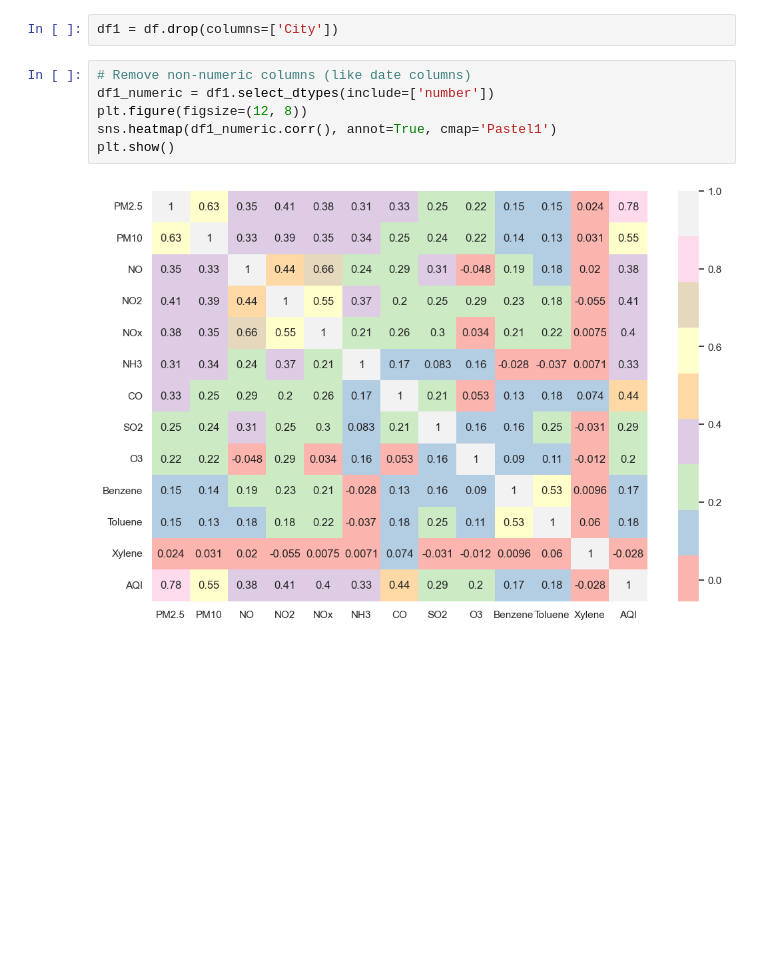
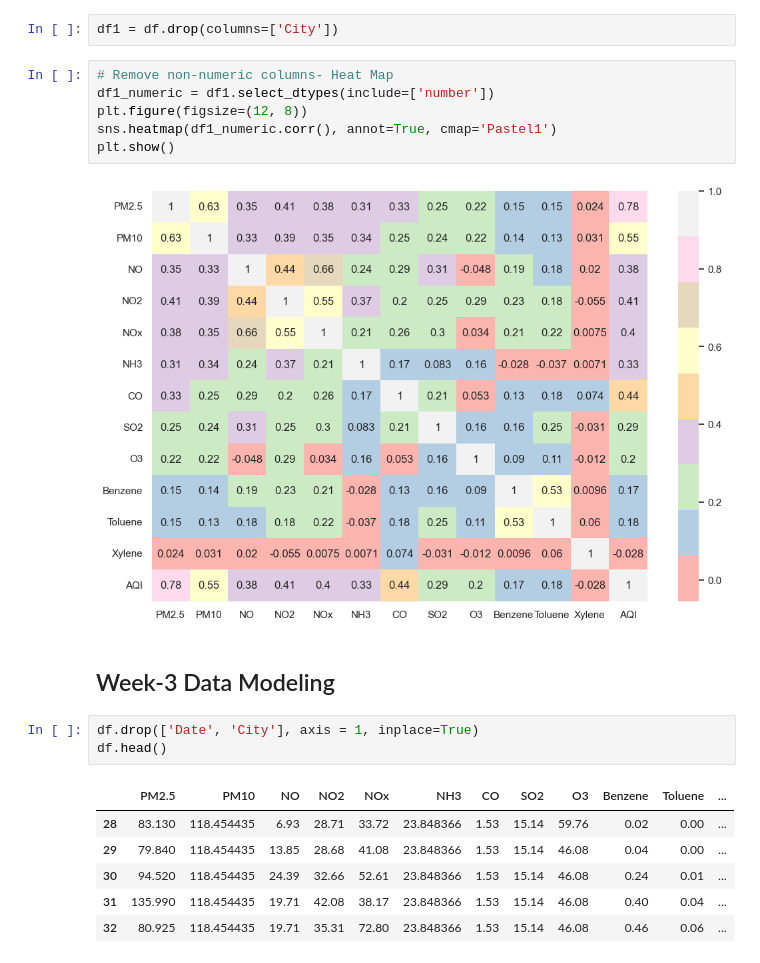
Before and after one commit to DorbalaSaiHarshit0410/Air-Quality-Index-Prediction-Model, a Jupyter notebook: AQI Prediction Model-checkpoint.ipynb, the cells around one changed output. Cells and saved outputs as stored; diff of their text form; blank space fills up the shorter version.

```diff
--- a/AQI Prediction Model-checkpoint.ipynb
+++ b/AQI Prediction Model-checkpoint.ipynb
@@ -373,10 +352,22 @@ plt.show()
 # %%
 df1 = df.drop(columns=['City'])
 # %%
-# Remove non-numeric columns (like date columns)
+# Remove non-numeric columns- Heat Map
 df1_numeric = df1.select_dtypes(include=['number'])
 plt.figure(figsize=(12, 8))
 sns.heatmap(df1_numeric.corr(), annot=True, cmap='Pastel1')
 plt.show()
 # %% [output]
 [figure]
+# %% [markdown]
+## Week-3 Data Modeling
+# %%
+df.drop(['Date', 'City'], axis = 1, inplace=True)
+df.head()
+# %% [output]
+|  | PM2.5 | PM10 | NO | NO2 | NOx | NH3 | CO | SO2 | O3 | Benzene | Toluene | ... |
+| 28 | 83.130 | 118.454435 | 6.93 | 28.71 | 33.72 | 23.848366 | 1.53 | 15.14 | 59.76 | 0.02 | 0.00 | ... |
+| 29 | 79.840 | 118.454435 | 13.85 | 28.68 | 41.08 | 23.848366 | 1.53 | 15.14 | 46.08 | 0.04 | 0.00 | ... |
+| 30 | 94.520 | 118.454435 | 24.39 | 32.66 | 52.61 | 23.848366 | 1.53 | 15.14 | 46.08 | 0.24 | 0.01 | ... |
+| 31 | 135.990 | 118.454435 | 19.71 | 42.08 | 38.17 | 23.848366 | 1.53 | 15.14 | 46.08 | 0.40 | 0.04 | ... |
+| 32 | 80.925 | 118.454435 | 19.71 | 35.31 | 72.80 | 23.848366 | 1.53 | 15.14 | 46.08 | 0.46 | 0.06 | ... |
```
Also changed, not shown: parts of 16 cells of this notebook.
